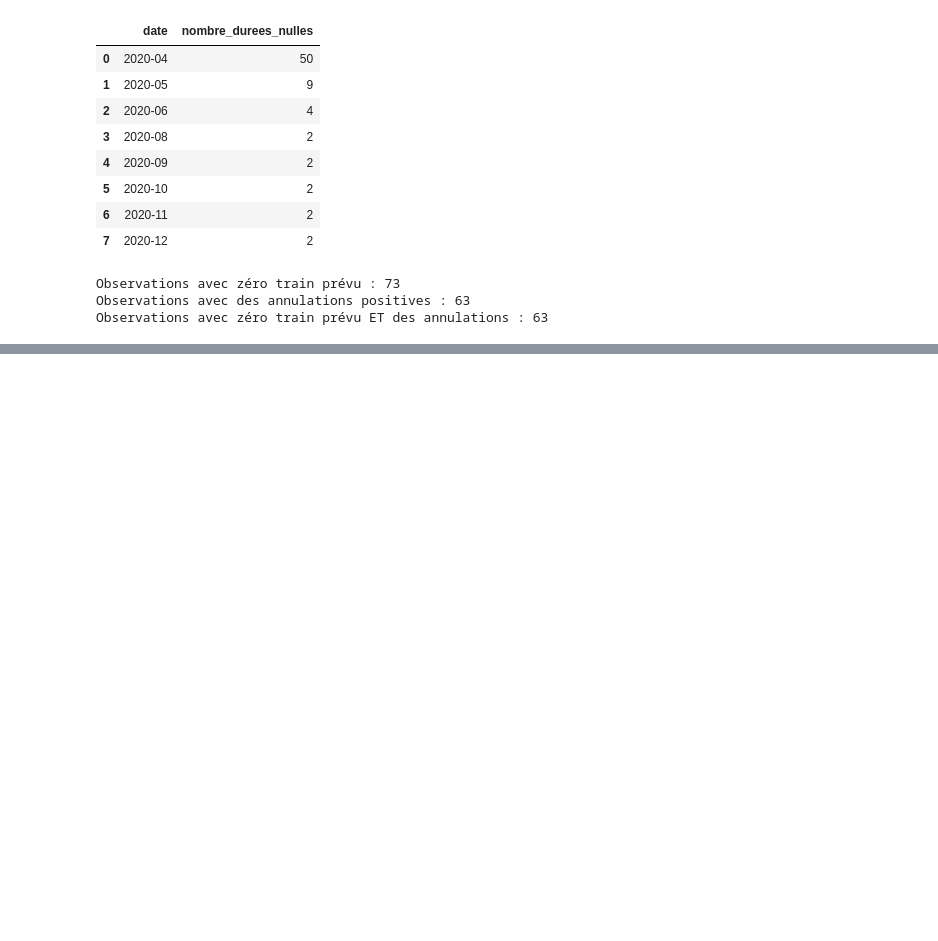
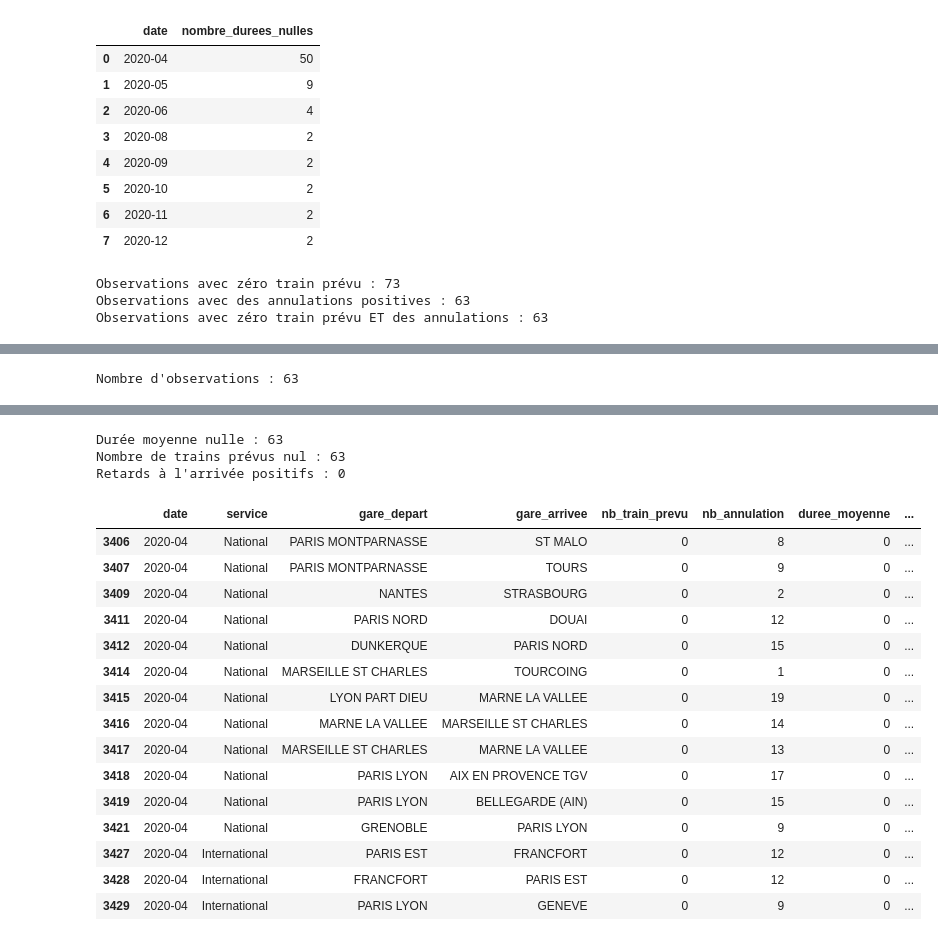
Before and after one commit to husseindakroube/IADATA701-PROJET, a Jupyter notebook: notebooks/01_eda_qualite.ipynb, the cells around one changed output, grey strips where cells are left out. Saved outputs shown, nothing was run; the diff lists cells and outputs as text; code cells hidden in the pictures; blank space fills up the shorter version.

```diff
--- a/notebooks/01_eda_qualite.ipynb
+++ b/notebooks/01_eda_qualite.ipynb
@@ -454,0 +404,59 @@ pas être supprimées automatiquement.
+# %%
+
+# Sélectionner les observations pour lesquelles le nombre
+# d'annulations dépasse le nombre de trains prévus.
+annulations_excessives = data.loc[
+    data["nb_annulation"] > data["nb_train_prevu"]
+].copy()
+
+# Calculer le nombre total d'observations concernées.
+print(
+    "Nombre d'observations :",
+    len(annulations_excessives),
+)
+
+# Analyser la répartition mensuelle des anomalies.
+repartition_annulations = (
+    annulations_excessives.groupby("date")
+    .size()
+    .reset_index(name="nombre_anomalies")
+    .sort_values("date")
+)
+
+display(repartition_annulations)
+
+# Vérifier les liens avec les autres anomalies.
+print(
+    "Durée moyenne nulle :",
+    (annulations_excessives["duree_moyenne"] == 0).sum(),
+)
+
+print(
+    "Nombre de trains prévus nul :",
+    (annulations_excessives["nb_train_prevu"] == 0).sum(),
+)
+
+print(
+    "Retards à l'arrivée positifs :",
+    (
+        annulations_excessives["nb_train_retard_arrivee"] > 0
+    ).sum(),
+)
+
+# Examiner les premières observations concernées.
+display(
+    annulations_excessives[
+        [
+            "date",
+            "service",
+            "gare_depart",
+            "gare_arrivee",
+            "nb_train_prevu",
+            "nb_annulation",
+            "duree_moyenne",
+            "nb_train_retard_arrivee",
+        ]
+    ].head(15)
+)
+# %% [output]
+Nombre d'observations : 63
@@ -454,0 +467,19 @@ pas être supprimées automatiquement.
+Durée moyenne nulle : 63
+Nombre de trains prévus nul : 63
+Retards à l'arrivée positifs : 0
+|  | date | service | gare_depart | gare_arrivee | nb_train_prevu | nb_annulation | duree_moyenne | ... |
+| 3406 | 2020-04 | National | PARIS MONTPARNASSE | ST MALO | 0 | 8 | 0 | ... |
+| 3407 | 2020-04 | National | PARIS MONTPARNASSE | TOURS | 0 | 9 | 0 | ... |
+| 3409 | 2020-04 | National | NANTES | STRASBOURG | 0 | 2 | 0 | ... |
+| 3411 | 2020-04 | National | PARIS NORD | DOUAI | 0 | 12 | 0 | ... |
+| 3412 | 2020-04 | National | DUNKERQUE | PARIS NORD | 0 | 15 | 0 | ... |
+| 3414 | 2020-04 | National | MARSEILLE ST CHARLES | TOURCOING | 0 | 1 | 0 | ... |
+| 3415 | 2020-04 | National | LYON PART DIEU | MARNE LA VALLEE | 0 | 19 | 0 | ... |
+| 3416 | 2020-04 | National | MARNE LA VALLEE | MARSEILLE ST CHARLES | 0 | 14 | 0 | ... |
+| 3417 | 2020-04 | National | MARSEILLE ST CHARLES | MARNE LA VALLEE | 0 | 13 | 0 | ... |
+| 3418 | 2020-04 | National | PARIS LYON | AIX EN PROVENCE TGV | 0 | 17 | 0 | ... |
+| 3419 | 2020-04 | National | PARIS LYON | BELLEGARDE (AIN) | 0 | 15 | 0 | ... |
+| 3421 | 2020-04 | National | GRENOBLE | PARIS LYON | 0 | 9 | 0 | ... |
+| 3427 | 2020-04 | International | PARIS EST | FRANCFORT | 0 | 12 | 0 | ... |
+| 3428 | 2020-04 | International | FRANCFORT | PARIS EST | 0 | 12 | 0 | ... |
+| 3429 | 2020-04 | International | PARIS LYON | GENEVE | 0 | 9 | 0 | ... |
```
Also changed, not shown: parts of 13 cells of this notebook.
